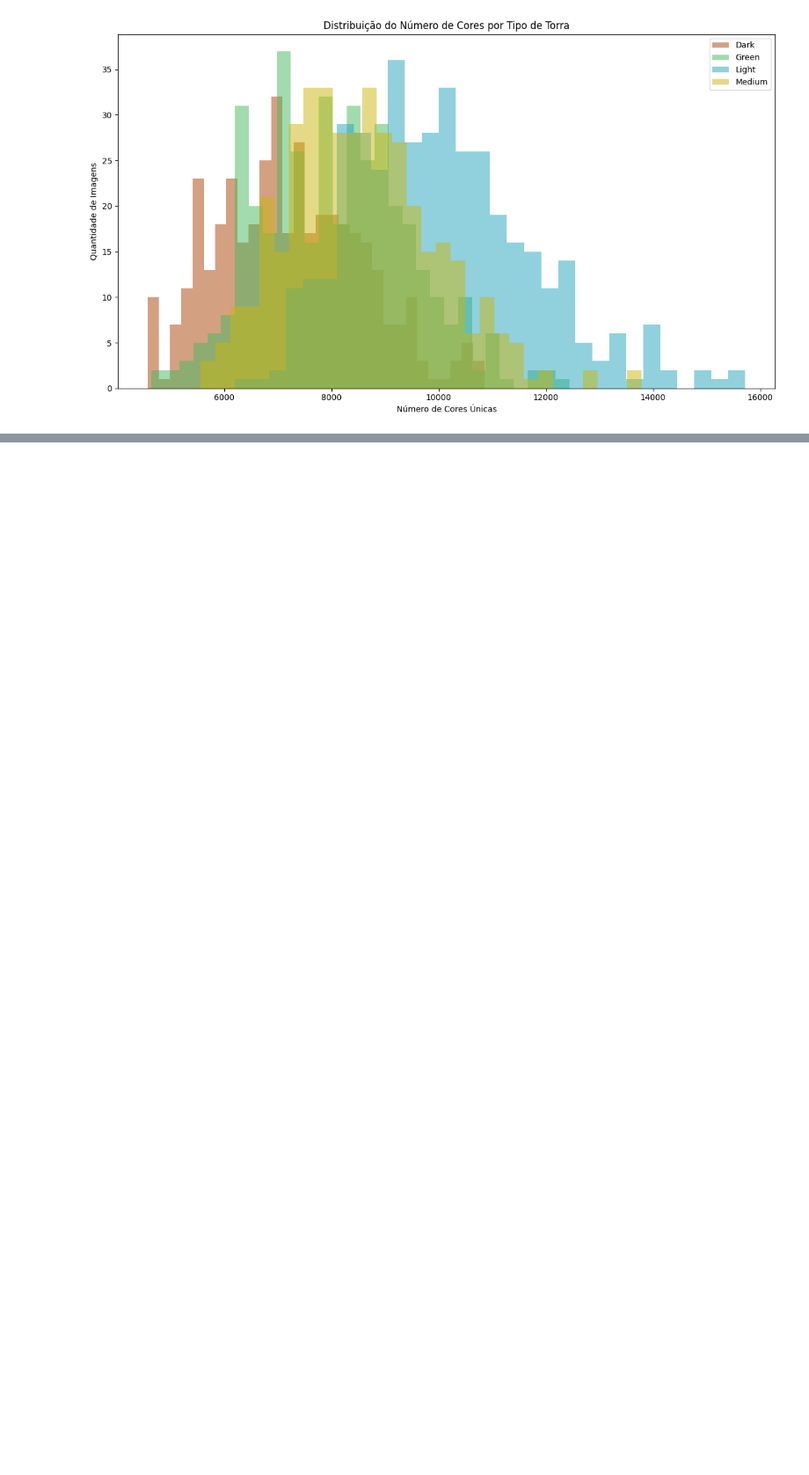
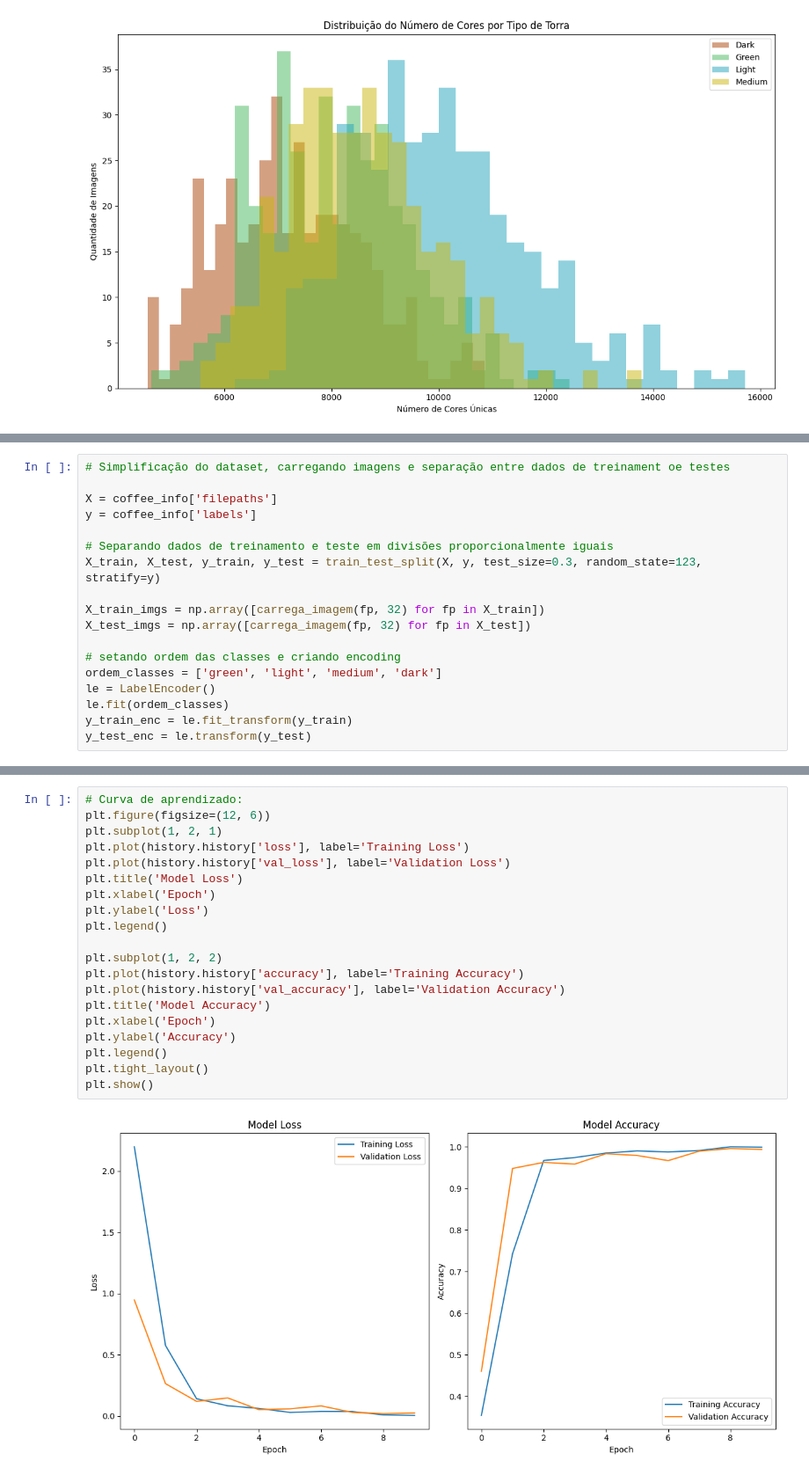
Before and after one commit to YuriRadzi/the-ember-house, a Jupyter notebook: coffee_bean_image_classification.ipynb, the cells around one changed output, grey strips where cells are left out. Shown at 88% size. Cells and saved outputs as stored; diff of their text form; blank space fills up the shorter version.

```diff
--- a/coffee_bean_image_classification.ipynb
+++ b/coffee_bean_image_classification.ipynb
@@ -197,0 +245,18 @@ plt.show()
+# %%
+# Simplificação do dataset, carregando imagens e separação entre dados de treinament oe testes
+
+X = coffee_info['filepaths']
+y = coffee_info['labels']
+
+# Separando dados de treinamento e teste em divisões proporcionalmente iguais
+X_train, X_test, y_train, y_test = train_test_split(X, y, test_size=0.3, random_state=123, stratify=y)
+
+X_train_imgs = np.array([carrega_imagem(fp, 32) for fp in X_train])
+X_test_imgs = np.array([carrega_imagem(fp, 32) for fp in X_test])
+
+# setando ordem das classes e criando encoding
+ordem_classes = ['green', 'light', 'medium', 'dark']
+le = LabelEncoder()
+le.fit(ordem_classes)
+y_train_enc = le.fit_transform(y_train)
+y_test_enc = le.transform(y_test)
@@ -197,0 +311,22 @@ plt.show()
+# %%
+# Curva de aprendizado:
+plt.figure(figsize=(12, 6))
+plt.subplot(1, 2, 1)
+plt.plot(history.history['loss'], label='Training Loss')
+plt.plot(history.history['val_loss'], label='Validation Loss')
+plt.title('Model Loss')
+plt.xlabel('Epoch')
+plt.ylabel('Loss')
+plt.legend()
+
+plt.subplot(1, 2, 2)
+plt.plot(history.history['accuracy'], label='Training Accuracy')
+plt.plot(history.history['val_accuracy'], label='Validation Accuracy')
+plt.title('Model Accuracy')
+plt.xlabel('Epoch')
+plt.ylabel('Accuracy')
+plt.legend()
+plt.tight_layout()
+plt.show()
+# %% [output]
+[figure, added]
```
Also changed, not shown: parts of 8 cells of this notebook, 1 other file.
